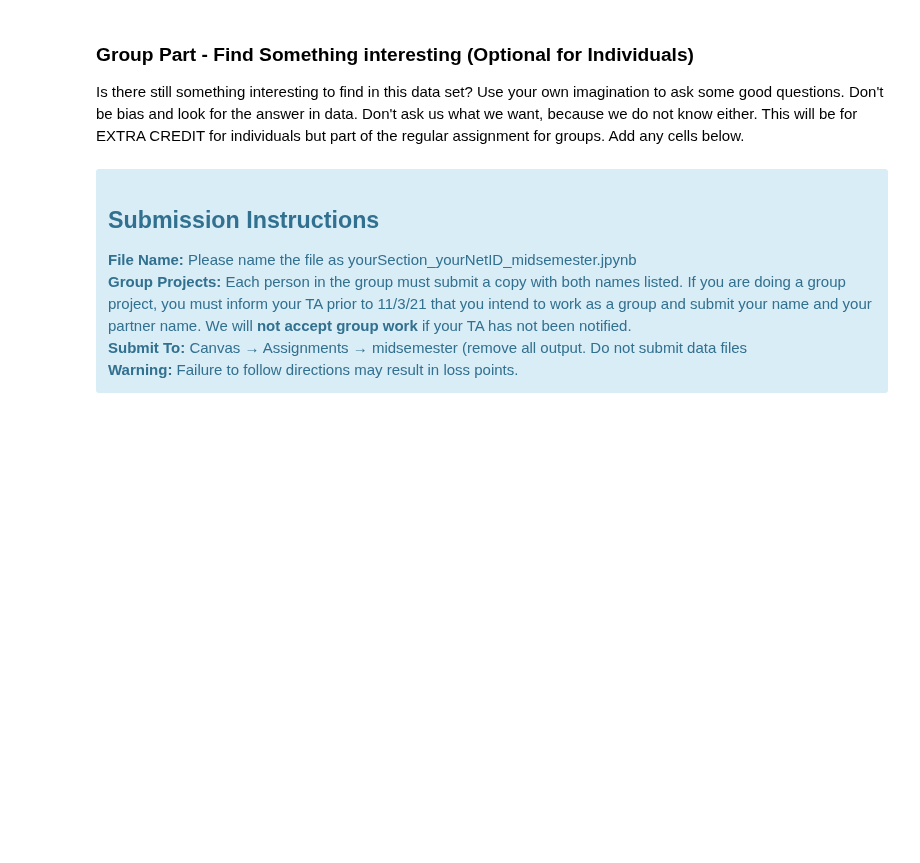
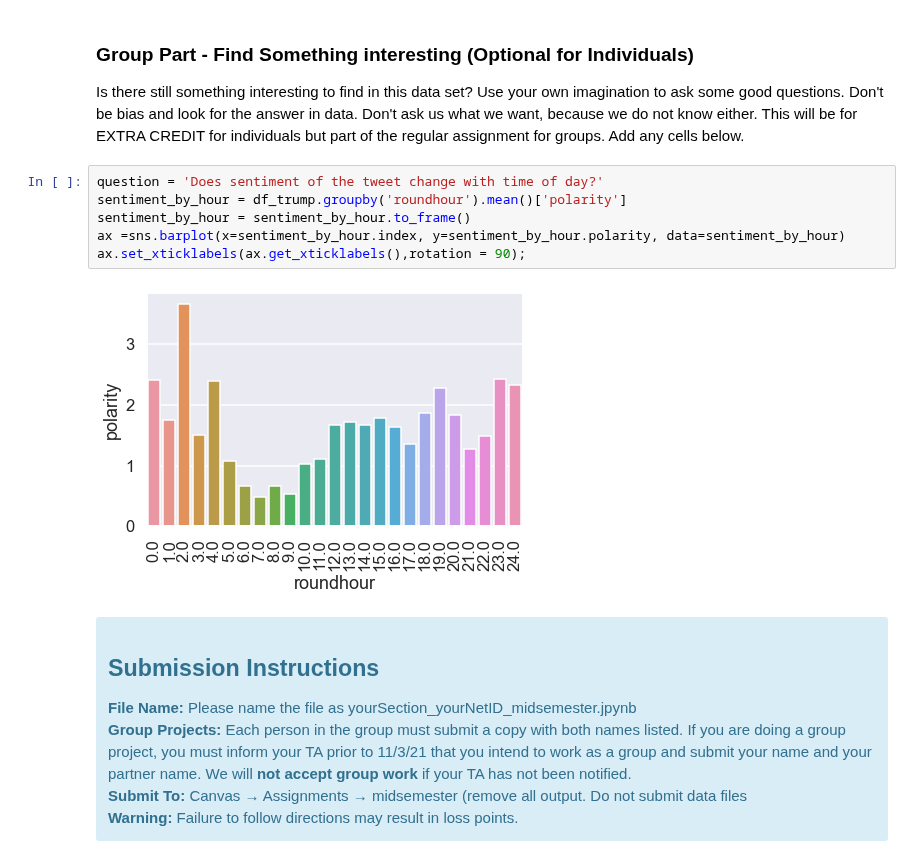
Before and after one commit to aarif-razak/cs439Work, a Jupyter notebook: MidSemProject/MidSemester_Project_F21_V1.ipynb, the cells around one changed output. Saved outputs shown, nothing was run; the diff lists cells and outputs as text; blank space fills up the shorter version.

```diff
--- a/MidSemProject/MidSemester_Project_F21_V1.ipynb
+++ b/MidSemProject/MidSemester_Project_F21_V1.ipynb
@@ -1233,6 +1234,14 @@ Answer:
 # %% [markdown]
 ### Group Part - Find Something interesting (Optional for Individuals)
 Is there still something interesting to find in this data set? Use your own imagination to ask some good questions. Don't be bias and look for the answer in data. Don't ask us what we want, because we do not know either. This will be for EXTRA CREDIT for individuals but part of the regular assignment for groups. Add any cells below.
+# %%
+question = 'Does sentiment of the tweet change with time of day?'
+sentiment_by_hour = df_trump.groupby('roundhour').mean()['polarity']
+sentiment_by_hour = sentiment_by_hour.to_frame()
+ax =sns.barplot(x=sentiment_by_hour.index, y=sentiment_by_hour.polarity, data=sentiment_by_hour)
+ax.set_xticklabels(ax.get_xticklabels(),rotation = 90);
+# %% [output]
+[figure, added]
 # %% [markdown]
 <div class="alert alert-block alert-info">
 <h2>Submission Instructions</h2>
```
Also changed, not shown: parts of 5 cells of this notebook.
